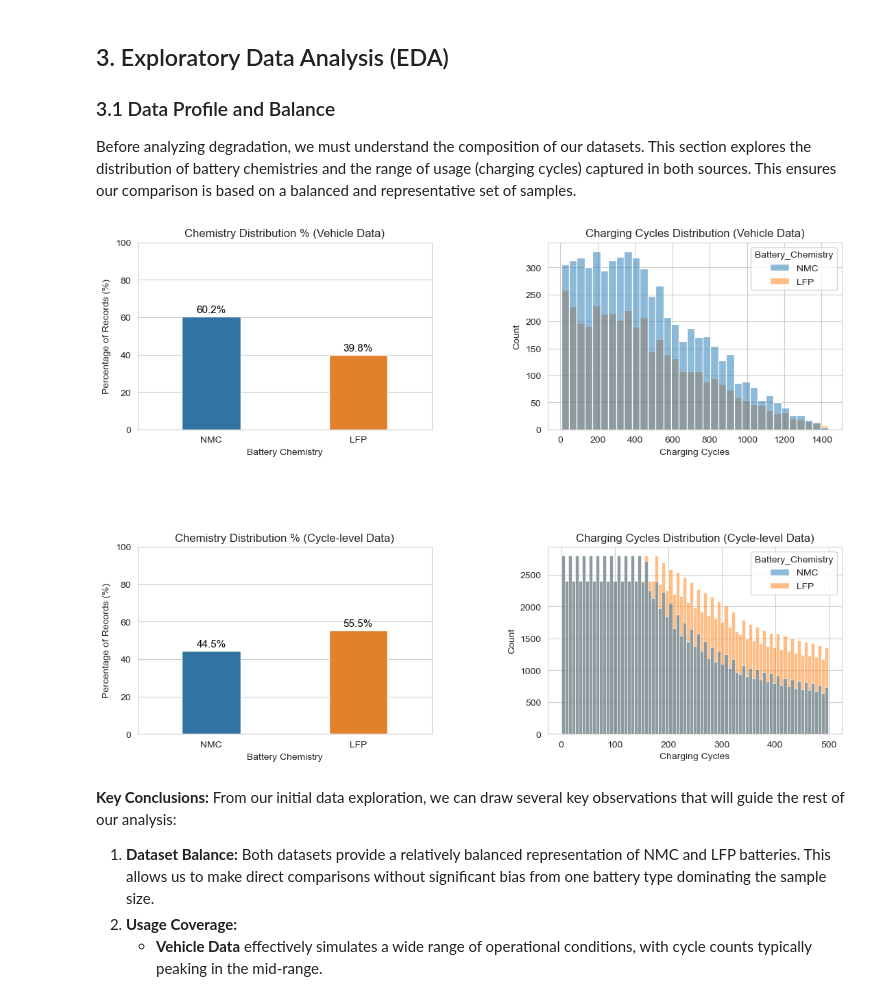
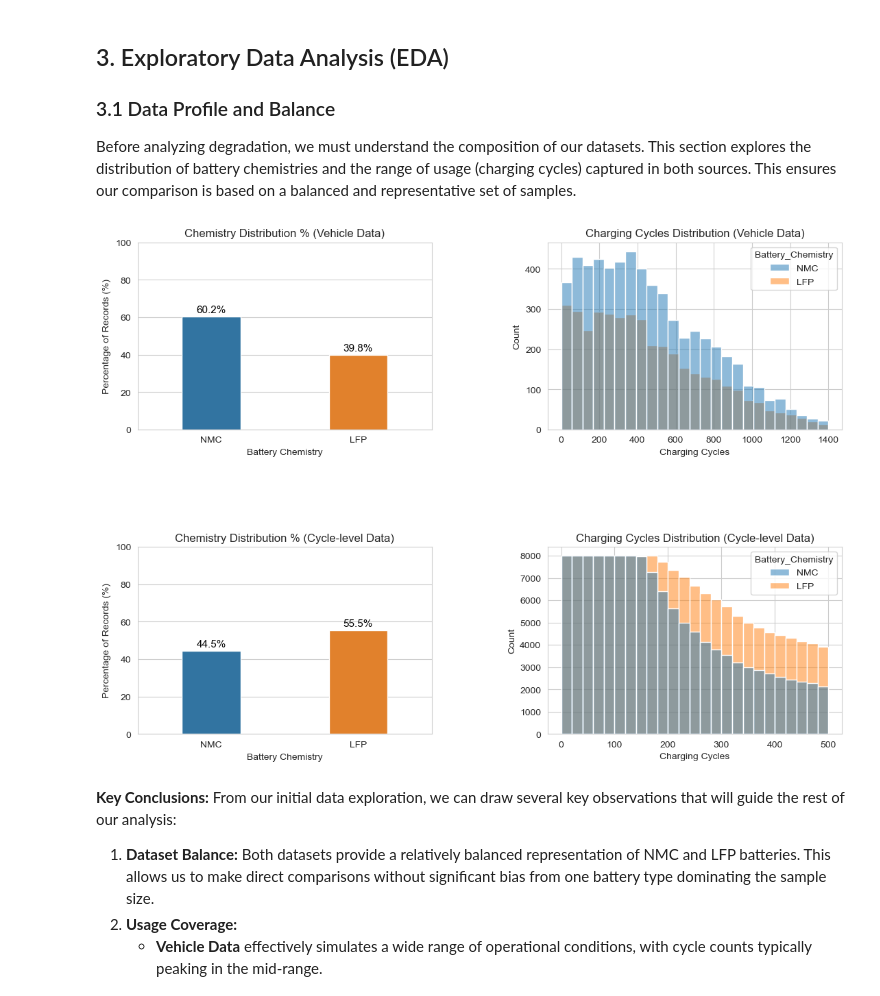
Before and after one commit to Ivan-Pelovski/Data-Science, a Jupyter notebook: NMC-vs-LFP.ipynb, the cells around one changed output. Saved outputs shown, nothing was run; the diff lists cells and outputs as text; code cells hidden in the pictures.

```diff
--- a/NMC-vs-LFP.ipynb
+++ b/NMC-vs-LFP.ipynb
@@ -194,40 +194,40 @@ for p in ax1.patches:
 
 # 1.2 Cycle Distribution (Vehicle)
 sns.histplot(ax=axes[0, 1], data=vehicle_data, x='Charging_Cycles', hue='Battery_Chemistry',
-             palette=chem_palette, hue_order=chem_order)
+             palette=chem_palette, hue_order=chem_order, binwidth=56, binrange=(0, 1400))
 axes[0, 1].set_title(f'{cycle_label} Distribution (Vehicle Data)')
 axes[0, 1].set_xlabel(cycle_label)
 
 
 # --- 2. CYCLE-LEVEL DATASET ---
 
 # 2.1 Percentage Distribution (Cycle-level)
 cycle_dist = cycle_data['Battery_Chemistry'].value_counts(normalize=True).mul(100).reset_index()
 cycle_dist.columns = ['Battery_Chemistry', 'Percentage']
 
 ax2 = sns.barplot(ax=axes[1, 0], data=cycle_dist, x='Battery_Chemistry', y='Percentage',
                   palette=chem_palette, hue='Battery_Chemistry', legend=False,
                   width=0.4, order=chem_order)
 axes[1, 0].set_title('Chemistry Distribution % (Cycle-level Data)')
 axes[1, 0].set_xlabel(chem_axis_label)
 axes[1, 0].set_ylabel('Percentage of Records (%)')
 axes[1, 0].set_ylim(0, 100)
 
 for p in ax2.patches:
     ax2.annotate(f'{p.get_height():.1f}%', (p.get_x() + p.get_width() / 2., p.get_height()),
                  ha='center', va='center', fontsize=11, color='black', xytext=(0, 7),
                  textcoords='offset points')
 
 # 2.2 Cycle Distribution (Cycle-level)
 sns.histplot(ax=axes[1, 1], data=cycle_data, x='Charging_Cycles', hue='Battery_Chemistry',
-             palette=chem_palette, hue_order=chem_order)
+             palette=chem_palette, hue_order=chem_order, binwidth=20, binrange=(0, 500))
 axes[1, 1].set_title(f'{cycle_label} Distribution (Cycle-level Data)')
 axes[1, 1].set_xlabel(cycle_label)
 
 plt.tight_layout(pad=8)
 plt.show()
 # %% [output]
-[figure, old version]
+[figure, new version]
 # %% [markdown]
 **Key Conclusions:** From our initial data exploration, we can draw several key observations that will guide the rest of our analysis:
 
```
Also changed, not shown: parts of 15 cells of this notebook.
